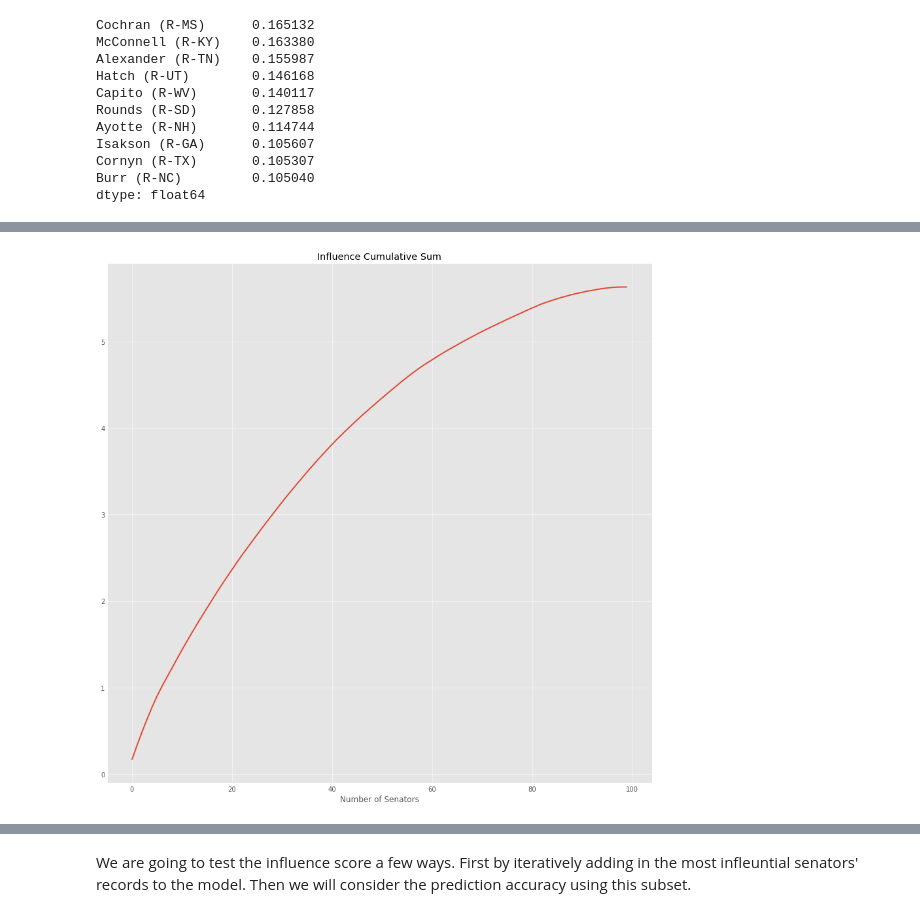
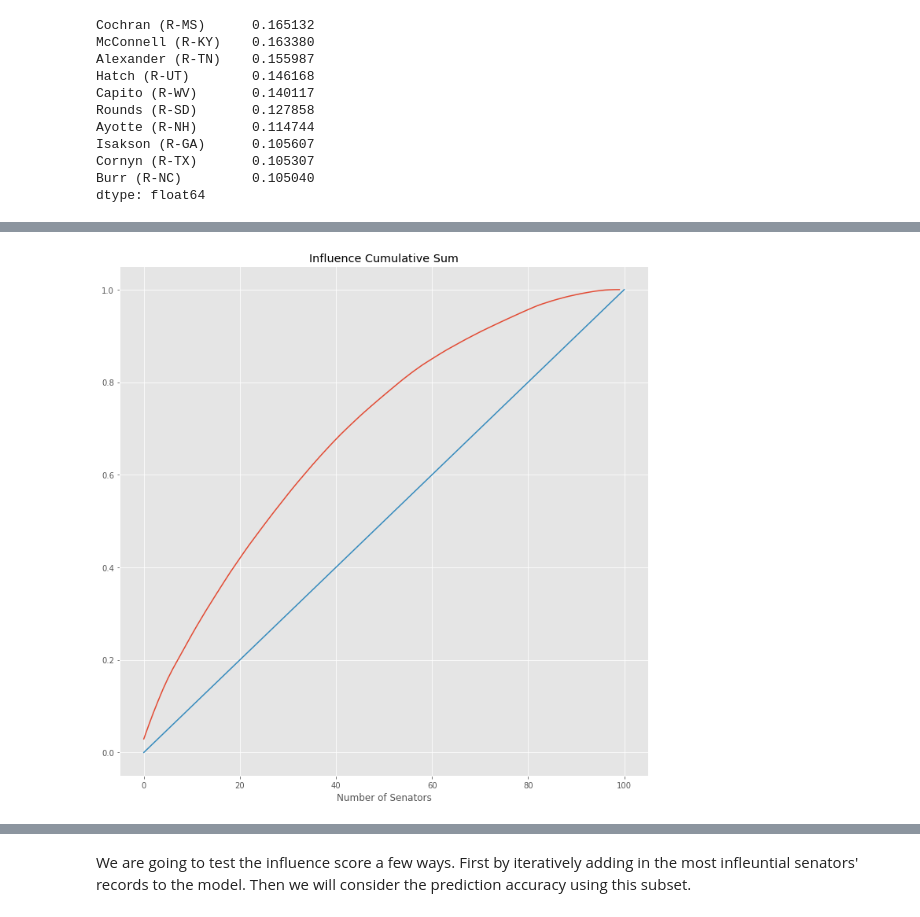
Before and after one commit to HigginTown/HouseDivided, a Jupyter notebook: scripts/predicting_outcomes.ipynb, the cells around one changed output, grey strips where cells are left out. Saved outputs shown, nothing was run; the diff lists cells and outputs as text; code cells hidden in the pictures.

```diff
--- a/scripts/predicting_outcomes.ipynb
+++ b/scripts/predicting_outcomes.ipynb
@@ -45,7 +45,7 @@ dtype: float64
 # %%
 import matplotlib.pyplot as plt
 plt.style.use('ggplot')
-plt.rcParams['figure.figsize'] = (12, 12)
+plt.rcParams['figure.figsize'] = (10, 10)
 
 # examining influence
 plt.plot((senators_by_score.values) / senators_by_score.values.sum())
@@ -60,13 +60,16 @@ plt.show()
 # %%
-plt.plot(senators_by_score.values.cumsum())
+plt.plot(senators_by_score.values.cumsum() / senators_by_score.values.sum()) # the normalized cumsum
+
+#plot reference with no influence
+plt.plot(ys, xs)
 plt.title('Influence Cumulative Sum')
 plt.xlabel('Number of Senators')
 plt.tight_layout()
 plt.savefig('../gallery/influence_cumsum.png')
 
 plt.show()
 # %% [output]
-[figure, old version]
+[figure, new version]
 # %%
 import pandas as pd
 votes = pd.read_csv('../data/cleaned_votes.csv', index_col=0)
```
Also changed, not shown: parts of 5 cells of this notebook, 4 other files.
